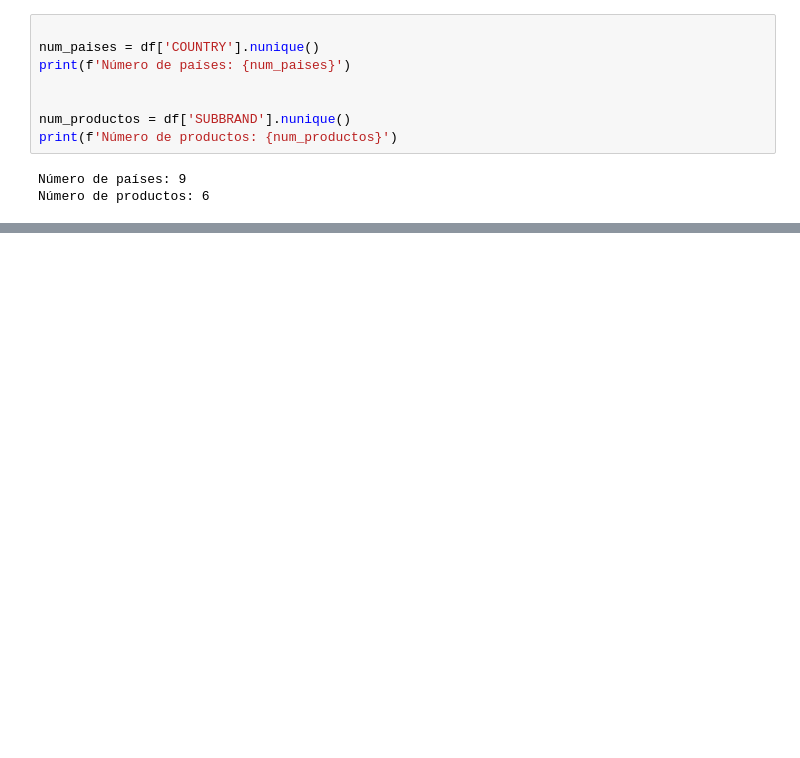
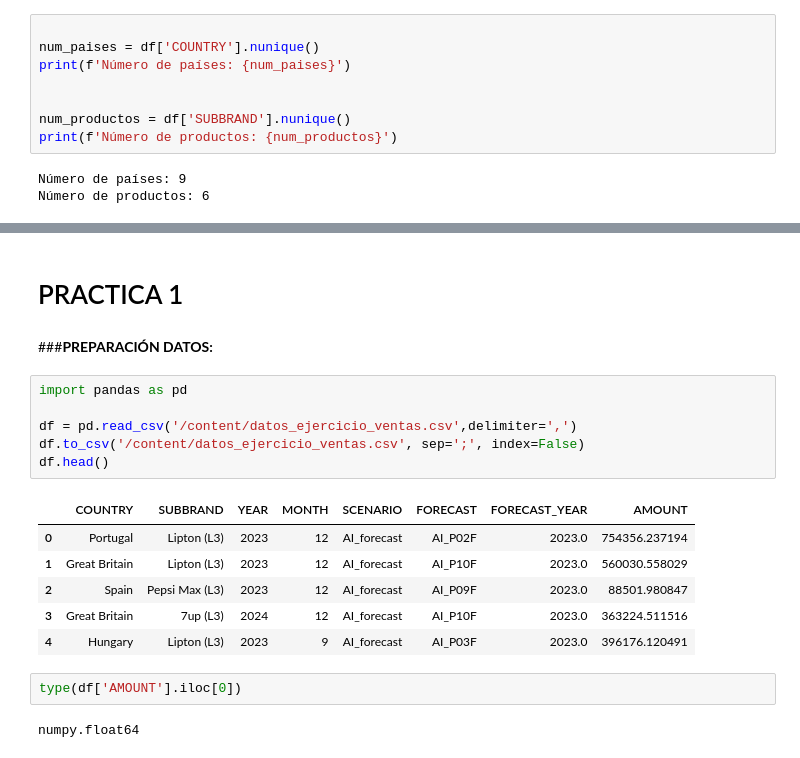
Before and after one commit to MiguelEgidoMorales/UFV-visualizacion, a Jupyter notebook: ejercicio_de_clase/Clase2.ipynb, the cells around one changed output, grey strips where cells are left out. Cells and saved outputs as stored; diff of their text form; blank space fills up the shorter version.

```diff
--- a/ejercicio_de_clase/Clase2.ipynb
+++ b/ejercicio_de_clase/Clase2.ipynb
@@ -41,0 +81,21 @@ Número de productos: 6
+# %% [markdown]
+# PRACTICA 1
+# %% [markdown]
+###**PREPARACIÓN DATOS:**
+# %%
+import pandas as pd
+
+df = pd.read_csv('/content/datos_ejercicio_ventas.csv',delimiter=',')
+df.to_csv('/content/datos_ejercicio_ventas.csv', sep=';', index=False)
+df.head()
+# %% [output]
+|  | COUNTRY | SUBBRAND | YEAR | MONTH | SCENARIO | FORECAST | FORECAST_YEAR | AMOUNT |
+| 0 | Portugal | Lipton (L3) | 2023 | 12 | AI_forecast | AI_P02F | 2023.0 | 754356.237194 |
+| 1 | Great Britain | Lipton (L3) | 2023 | 12 | AI_forecast | AI_P10F | 2023.0 | 560030.558029 |
+| 2 | Spain | Pepsi Max (L3) | 2023 | 12 | AI_forecast | AI_P09F | 2023.0 | 88501.980847 |
+| 3 | Great Britain | 7up (L3) | 2024 | 12 | AI_forecast | AI_P10F | 2023.0 | 363224.511516 |
+| 4 | Hungary | Lipton (L3) | 2023 | 9 | AI_forecast | AI_P03F | 2023.0 | 396176.120491 |
+# %%
+type(df['AMOUNT'].iloc[0])
+# %% [output]
+numpy.float64
```
Also changed, not shown: parts of 44 cells of this notebook.
